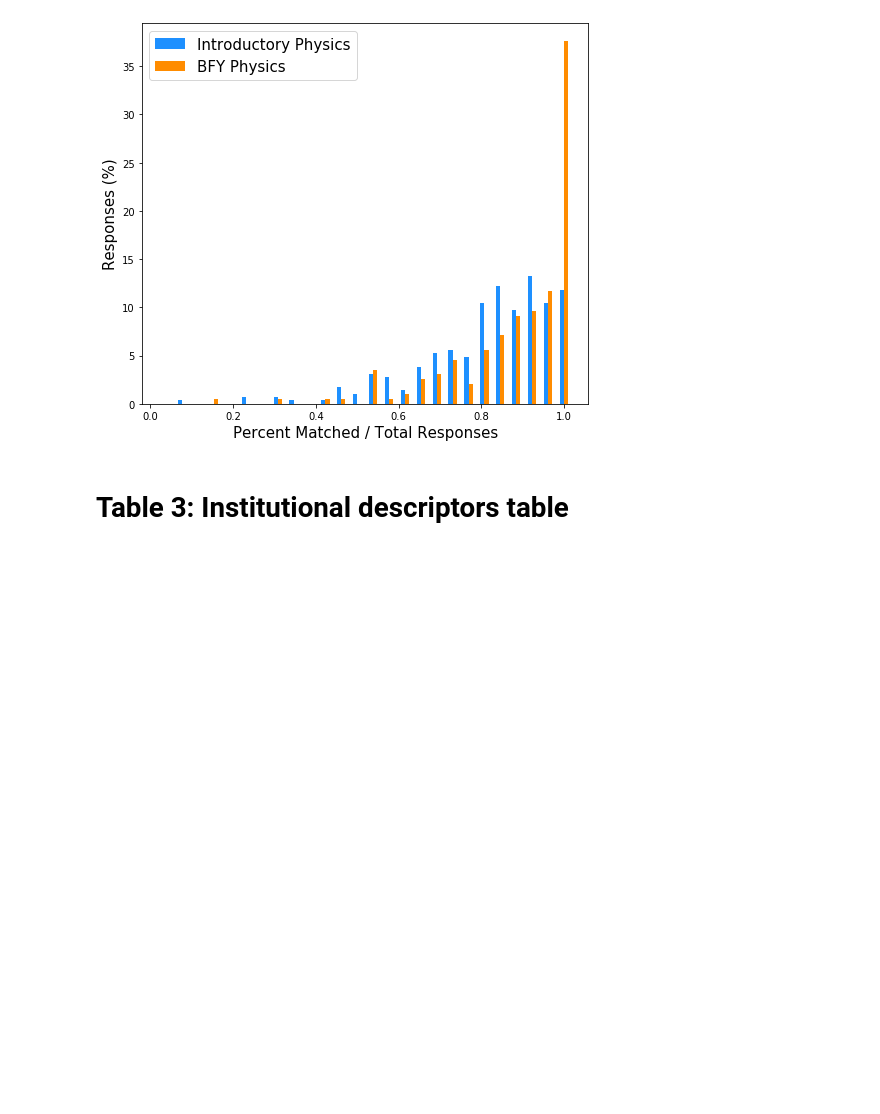
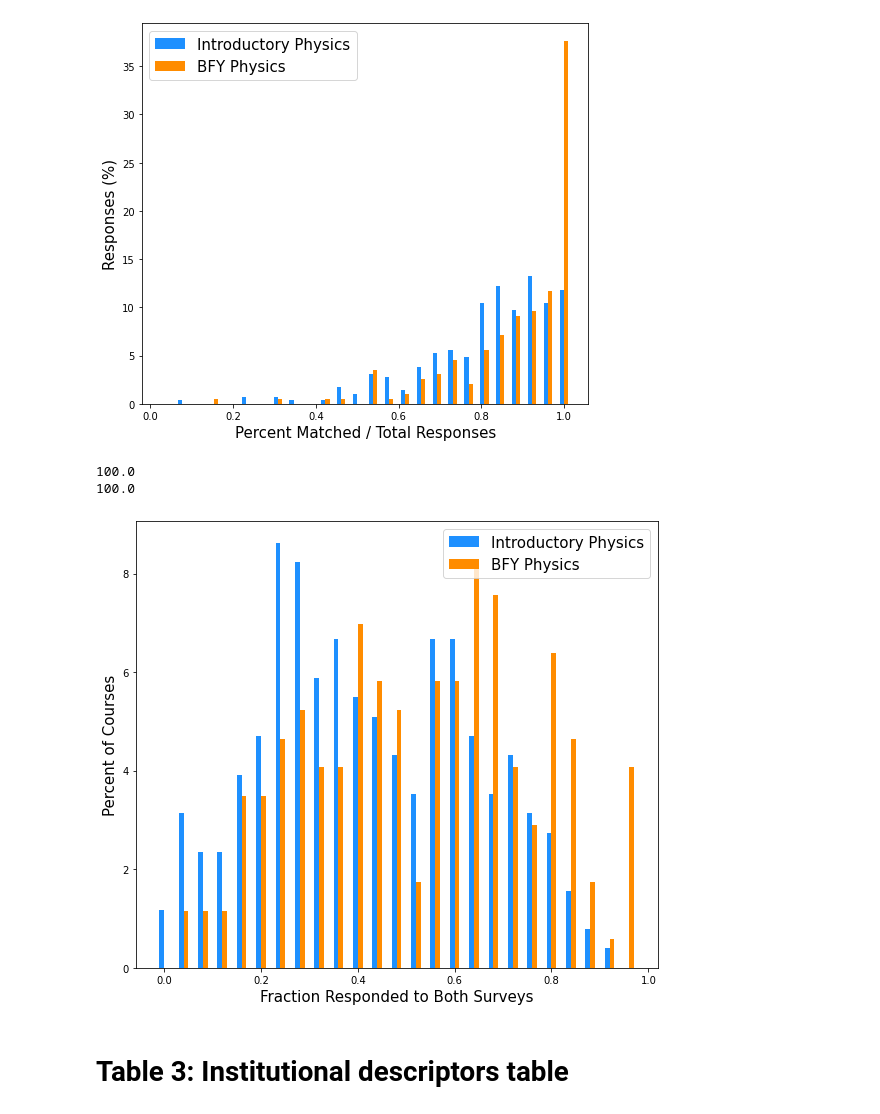
Before and after one commit to Lewandowski-Labs-PER/eclass-public, a Jupyter notebook: paper tables and plots.ipynb, the cells around one changed output. Saved outputs shown, nothing was run; the diff lists cells and outputs as text; code cells hidden in the pictures; blank space fills up the shorter version.

Commit message:
changed plots to match math in paper

```diff
--- a/paper tables and plots.ipynb
+++ b/paper tables and plots.ipynb
@@ -286,6 +297,49 @@ ax.legend(fontsize=15)
 fig.savefig('percentmatched.pdf', bbox_inches='tight')
 # %% [output]
 [figure]
+# %%
+numerator_i = e.get_intro_pre(unique_students=True).merge(e.get_intro_post(unique_students=True), how='inner', on=['anon_student_id', 'ResponseId',]).groupby('ResponseId').count()[['anon_student_id']]
+
+denominator_i = e.get_intro_pre(unique_students=True).merge(e.get_intro_post(unique_students=True), how='outer', on=['anon_student_id', 'ResponseId',]).groupby('ResponseId').count()[['anon_student_id']]
+
+numerator_b = e.get_buffy_pre(unique_students=True).merge(e.get_buffy_post(unique_students=True), how='inner', on=['anon_student_id', 'ResponseId',]).groupby('ResponseId').count()[['anon_student_id']]
+
+denominator_b = e.get_buffy_pre(unique_students=True).merge(e.get_buffy_post(unique_students=True), how='outer', on=['anon_student_id', 'ResponseId',]).groupby('ResponseId').count()[['anon_student_id']]
+
+data_i = (numerator_i/denominator_i)
+data_b = (numerator_b/denominator_b)
+
+def get_hist(data):
+    h, e = np.histogram(a=data, bins=np.linspace(0, 1, 26))
+    return h, e
+
+fig, ax = plt.subplots(figsize=(8, 7))
+
+offset = 0.005
+width = 0.01
+
+h, edges = get_hist(data_i)
+h = h/h.sum() * 100
+ax.bar(x=edges[:-1]-offset, height=h, width=width, color='dodgerblue', linewidth=3, label='Introductory Physics')
+print(h.sum())
+
+h, edges = get_hist(data_b)
+h = h/h.sum() * 100
+ax.bar(x=edges[:-1]+offset, height=h, width=width, color='darkorange', linewidth=3, label='BFY Physics')
+print(h.sum())
+
+ax.set_xlabel('Fraction Responded to Both Surveys', fontsize=15)
+ax.set_ylabel('Percent of Courses', fontsize=15)
+ax.legend(fontsize=15)
+# ax.set_xlim(0, 0.6)
+
+fig.tight_layout()
+
+fig.savefig('percentmatched.pdf', bbox_inches='tight')
+# %% [output]
+100.0
+100.0
+[figure, added]
 # %% [markdown]
 # Table 3: Institutional descriptors table
 # %%
```
Also changed, not shown: parts of 4 cells of this notebook, 1 other file.
